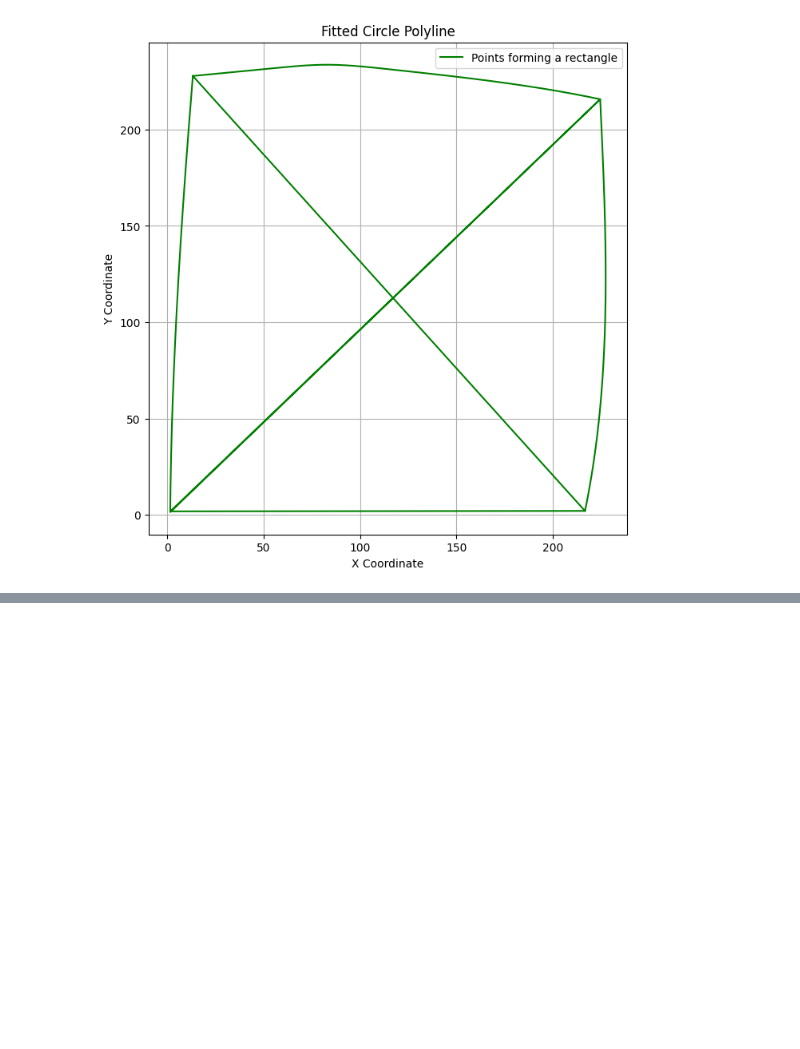
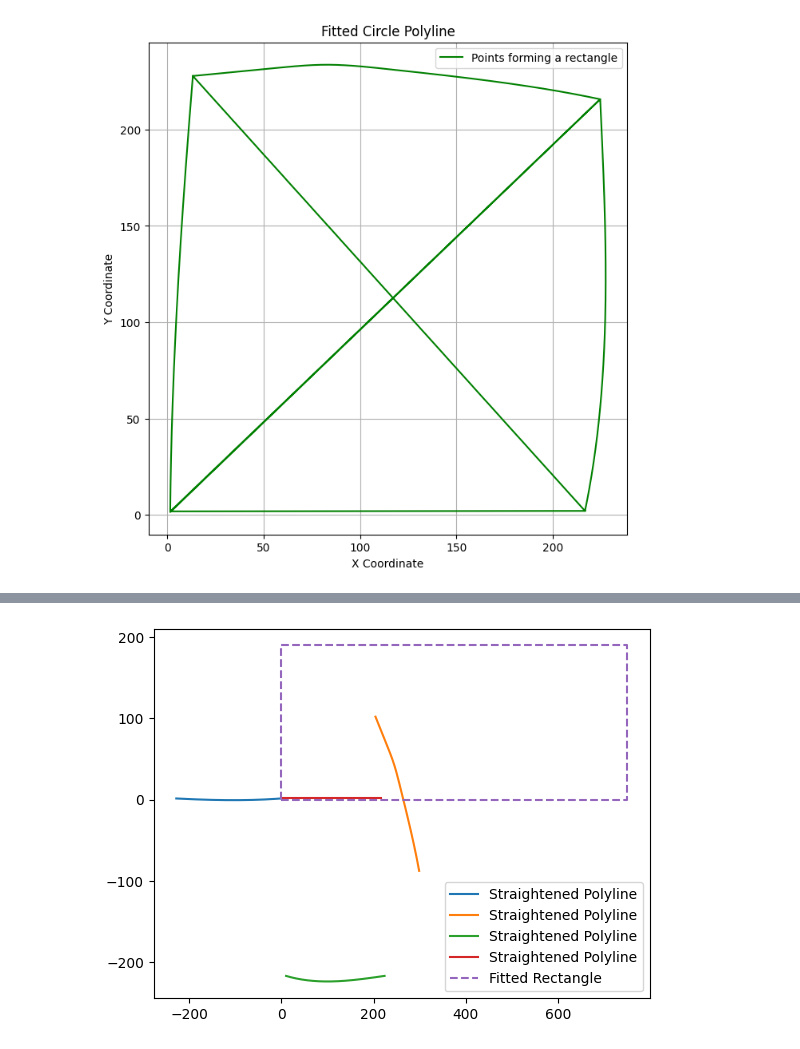
Before and after one commit to theraghavjuneja/curvetopia, a Jupyter notebook: examplestest/figure1solve.ipynb, the cells around one changed output, grey strips where cells are left out. Cells and saved outputs as stored; diff of their text form; code cells hidden in the pictures; blank space fills up the shorter version.

```diff
--- a/examplestest/figure1solve.ipynb
+++ b/examplestest/figure1solve.ipynb
@@ -587,0 +676,37 @@ plt.show()
+# %%
+def calculate_bounds(polyline):
+    """Calculate the bounds of the given polyline."""
+    min_x, min_y = np.min(polyline, axis=0)
+    max_x, max_y = np.max(polyline, axis=0)
+    return max_x - min_x, max_y - min_y
+
+widths, heights = zip(*(calculate_bounds(polyline) for polyline in straightened_polylines))
+total_width = sum(widths)
+total_height = max(heights)
+# %%
+import matplotlib.pyplot as plt
+
+def plot_rectangle(width, height):
+    """Plot a rectangle with given width and height."""
+    rectangle = np.array([
+        [0, 0],
+        [width, 0],
+        [width, height],
+        [0, height],
+        [0, 0]
+    ])
+    return rectangle
+
+
+rectangle = plot_rectangle(total_width, total_height)
+
+# Plot results
+plt.figure()
+for polyline in straightened_polylines:
+    plt.plot(polyline[:, 0], polyline[:, 1], label='Straightened Polyline')
+
+plt.plot(rectangle[:, 0], rectangle[:, 1], label='Fitted Rectangle', linestyle='--')
+plt.legend()
+plt.show()
+# %% [output]
+[figure, added]
```
Also changed, not shown: parts of 14 cells of this notebook.
